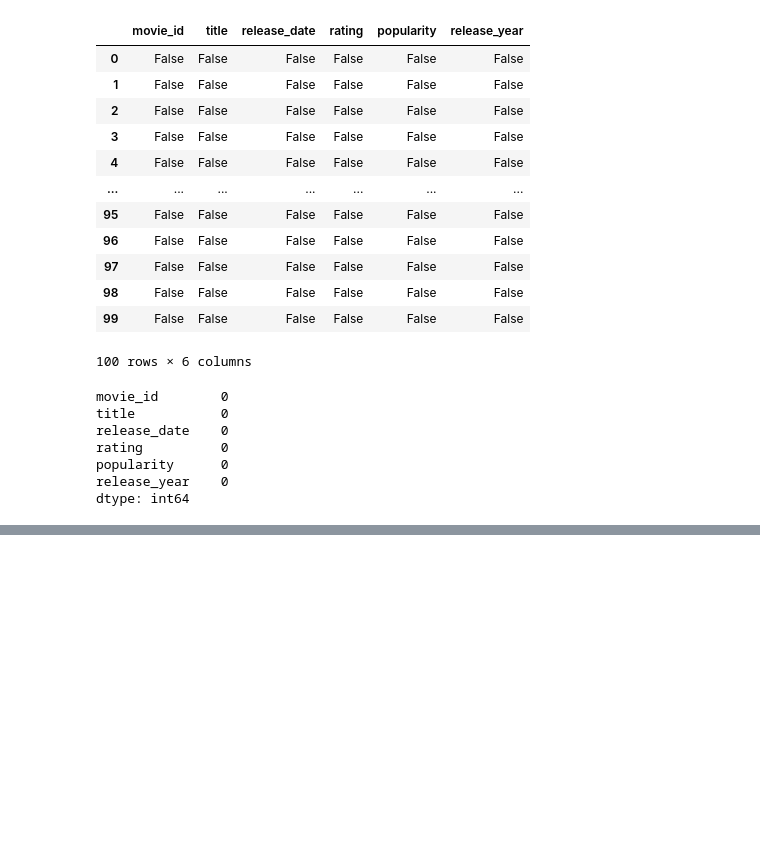
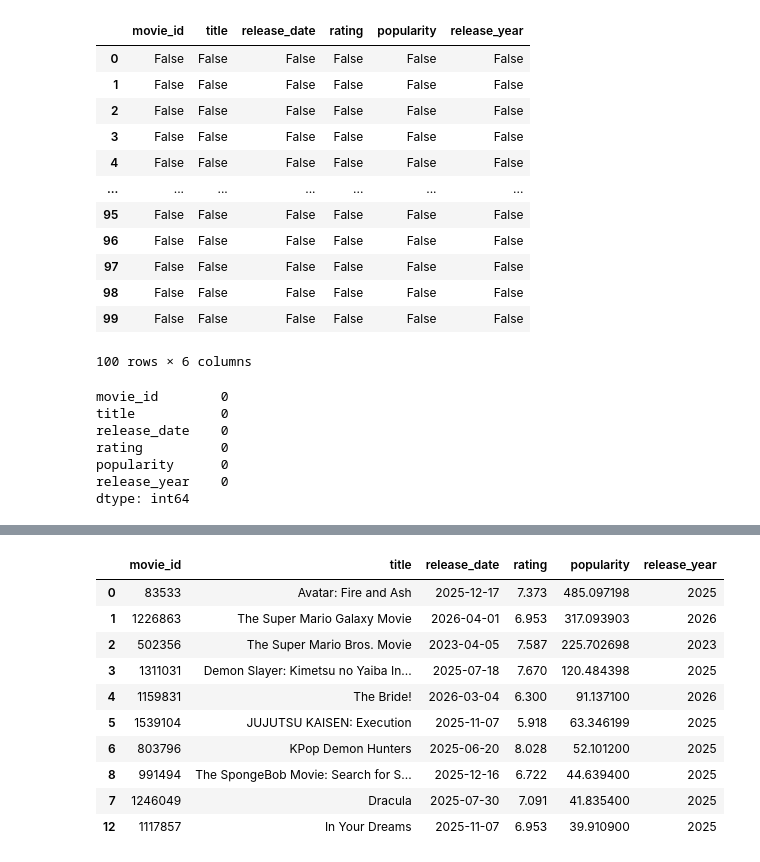
Before and after one commit to GrannyApples/Grupp7_Datavisualisering_DE_UX, a Jupyter notebook: notebooks/eda_ghalia.ipynb, the cells around one changed output, grey strips where cells are left out. Saved outputs shown, nothing was run; the diff lists cells and outputs as text; code cells hidden in the pictures; blank space fills up the shorter version.

```diff
--- a/notebooks/eda_ghalia.ipynb
+++ b/notebooks/eda_ghalia.ipynb
@@ -136,0 +153,14 @@ dtype: int64
+# %%
+df.sort_values('popularity', ascending=False).head(10)  # visa de 10 filmer som är mest populära
+# %% [output]
+|  | movie_id | title | release_date | rating | popularity | release_year |
+| 0 | 83533 | Avatar: Fire and Ash | 2025-12-17 | 7.373 | 485.097198 | 2025 |
+| 1 | 1226863 | The Super Mario Galaxy Movie | 2026-04-01 | 6.953 | 317.093903 | 2026 |
+| 2 | 502356 | The Super Mario Bros. Movie | 2023-04-05 | 7.587 | 225.702698 | 2023 |
+| 3 | 1311031 | Demon Slayer: Kimetsu no Yaiba In... | 2025-07-18 | 7.670 | 120.484398 | 2025 |
+| 4 | 1159831 | The Bride! | 2026-03-04 | 6.300 | 91.137100 | 2026 |
+| 5 | 1539104 | JUJUTSU KAISEN: Execution | 2025-11-07 | 5.918 | 63.346199 | 2025 |
+| 6 | 803796 | KPop Demon Hunters | 2025-06-20 | 8.028 | 52.101200 | 2025 |
+| 8 | 991494 | The SpongeBob Movie: Search for S... | 2025-12-16 | 6.722 | 44.639400 | 2025 |
+| 7 | 1246049 | Dracula | 2025-07-30 | 7.091 | 41.835400 | 2025 |
+| 12 | 1117857 | In Your Dreams | 2025-11-07 | 6.953 | 39.910900 | 2025 |
```
Also changed, not shown: parts of 4 cells of this notebook.
